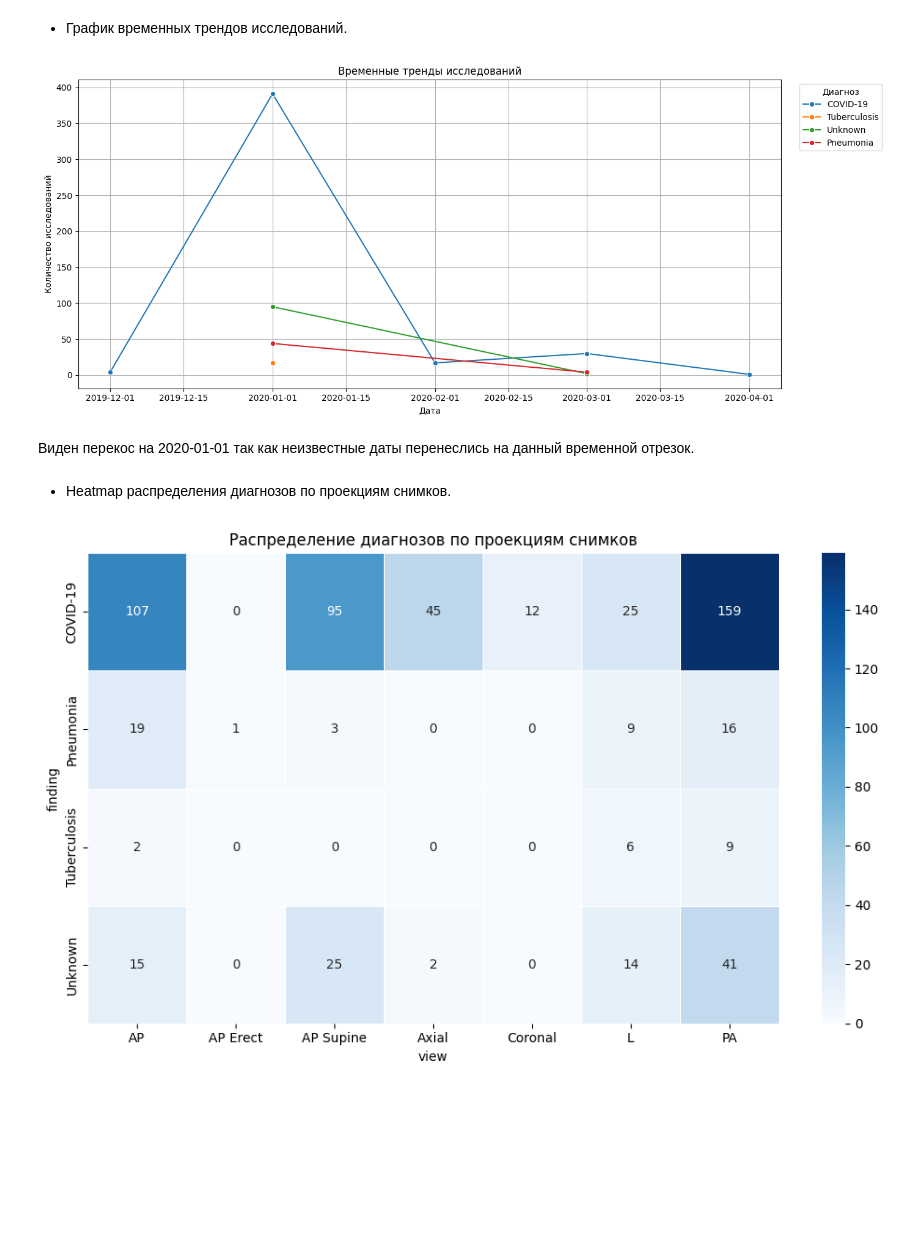
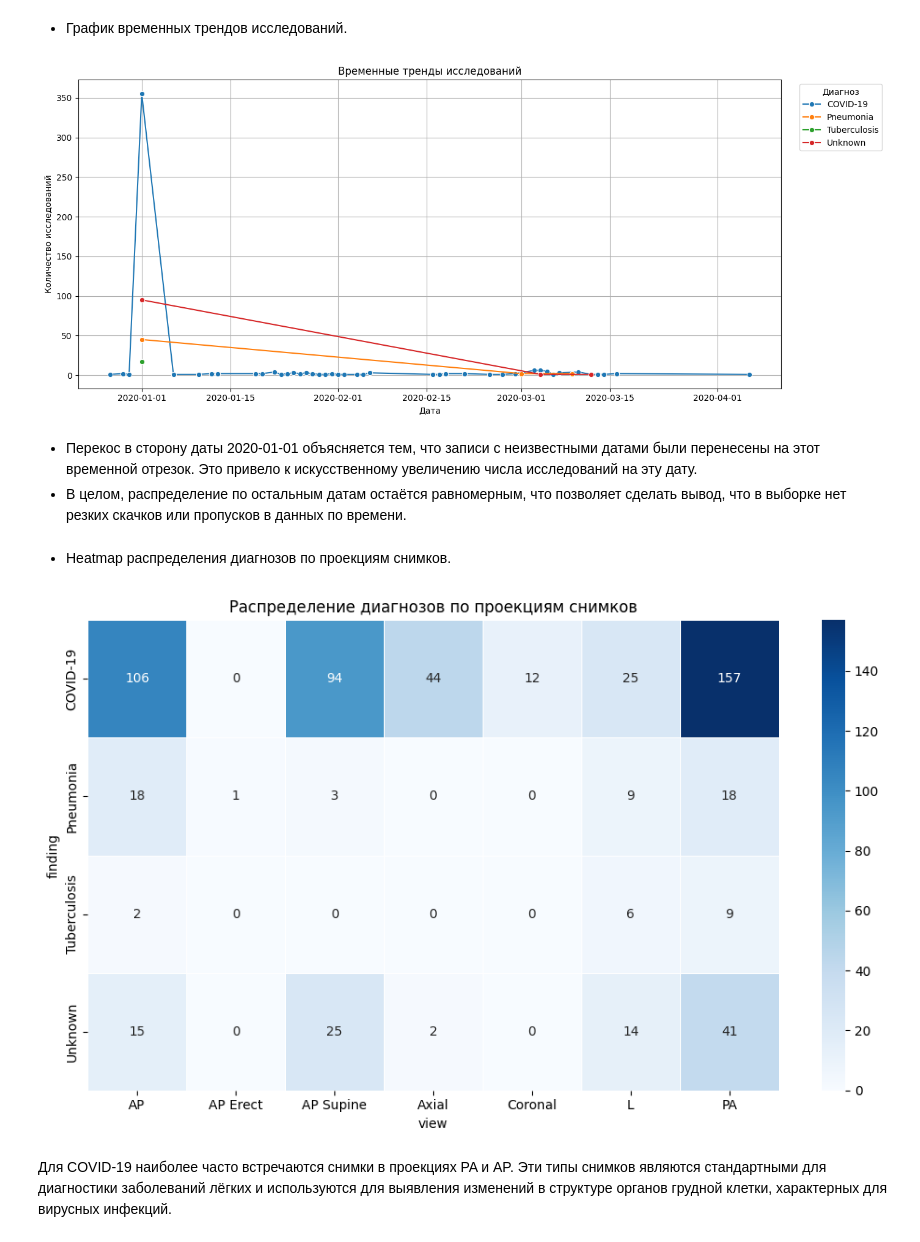
Before and after one commit to KVTur23/big_data_infrastructure, a Jupyter notebook: project/project_TuranosovKV.ipynb, the cells around one changed output. Drawn from its saved outputs; the diff is of its cells as text; code cells hidden in the pictures; blank space fills up the shorter version.

```diff
--- a/project/project_TuranosovKV.ipynb
+++ b/project/project_TuranosovKV.ipynb
@@ -801,6 +800,6 @@ ___
 - Круговая диаграмма распределения диагнозов.
 # %%
 # Читаем Parquet в PySpark
-df = spark.read.parquet("parquet")
-df.show(5)
+df = spark.read.parquet("parquet").toPandas()
+df
 # %% [output]
@@ -853,48 +856,34 @@ plt.show()
 # %% [markdown]
 - График временных трендов исследований.
 # %%
-# Преобразуем дату в формат datetime
-df_with_age_category = df_with_age_category.withColumn(
-    "date_format", df_with_age_category["date_format"].cast("timestamp"))
-
-# Извлекаем год и месяц
-df_with_age_category = df_with_age_category.withColumn("year", year(df_with_age_category["date_format"]))\
-    .withColumn("month", month(df_with_age_category["date_format"]))
-
-# Группируем по году, месяцу и диагнозу, и считаем количество исследований
-monthly_counts = df_with_age_category.groupBy(
-    "year", "month", "finding").count().toPandas()
-
-# Создаем новый столбец для отображения даты в формате Год-Месяц
-monthly_counts['Дата'] = pd.to_datetime(
-    monthly_counts[['year', 'month']].assign(day=1))
+# Группируем по дате и диагнозу, и считаем количество исследований
+daily_counts = df.groupby(['date_format', 'finding']).size().reset_index(name='count')
 
 # Строим график с разделением по диагнозам
 plt.figure(figsize=(14, 6))
-sns.lineplot(data=monthly_counts, x='Дата', y='count',
+sns.lineplot(data=daily_counts, x='date_format', y='count',
              hue='finding', marker='o', palette='tab10')
 
 plt.title('Временные тренды исследований')
 plt.xlabel('Дата')
 plt.ylabel('Количество исследований')
 plt.legend(title='Диагноз', bbox_to_anchor=(1.02, 1), loc='upper left')
 plt.grid(True)
 plt.tight_layout()
 plt.show()
 # %% [output]
-[figure, old version]
+[figure, new version]
-# %% [markdown]
-Виден перекос на 2020-01-01 так как неизвестные даты перенеслись на данный временной отрезок.
+# %% [markdown]
+- Перекос в сторону даты 2020-01-01 объясняется тем, что записи с неизвестными датами были перенесены на этот временной отрезок. Это привело к искусственному увеличению числа исследований на эту дату.
+- В целом, распределение по остальным датам остаётся равномерным, что позволяет сделать вывод, что в выборке нет резких скачков или пропусков в данных по времени.
 # %% [markdown]
 - Heatmap распределения диагнозов по проекциям снимков.
 # %%
 # Группируем по диагнозам и проекциям снимков, затем подсчитываем количество
-heatmap_data = df_with_age_category.groupBy(
-    "finding", "view").count().toPandas()
+heatmap_data = df.groupby(['finding', 'view']).size().reset_index(name='count')
 
 # Преобразуем данные в широкий формат для тепловой карты
-heatmap_data_pivot = heatmap_data.pivot(
-    index="finding", columns="view", values="count")
+heatmap_data_pivot = heatmap_data.pivot(index='finding', columns='view', values='count')
 
 heatmap_data_pivot = heatmap_data_pivot.fillna(0)
 
@@ -906,5 +895,7 @@ plt.title('Распределение диагнозов по проекциям
 plt.tight_layout()
 plt.show()
 # %% [output]
-[figure, old version]
+[figure, new version]
+# %% [markdown]
+Для COVID-19 наиболее часто встречаются снимки в проекциях PA и AP. Эти типы снимков являются стандартными для диагностики заболеваний лёгких и используются для выявления изменений в структуре органов грудной клетки, характерных для вирусных инфекций.
 # %% [markdown]
```
Also changed, not shown: parts of 18 cells of this notebook.
